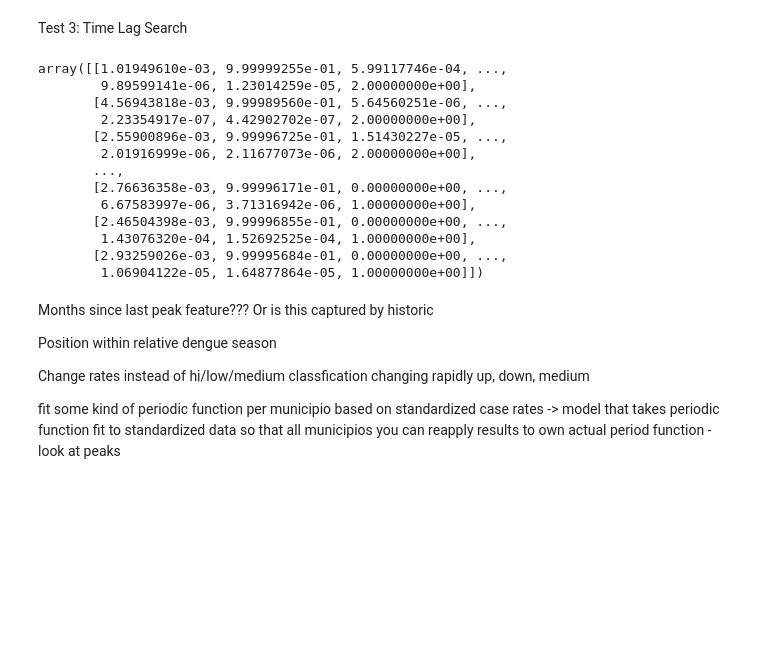
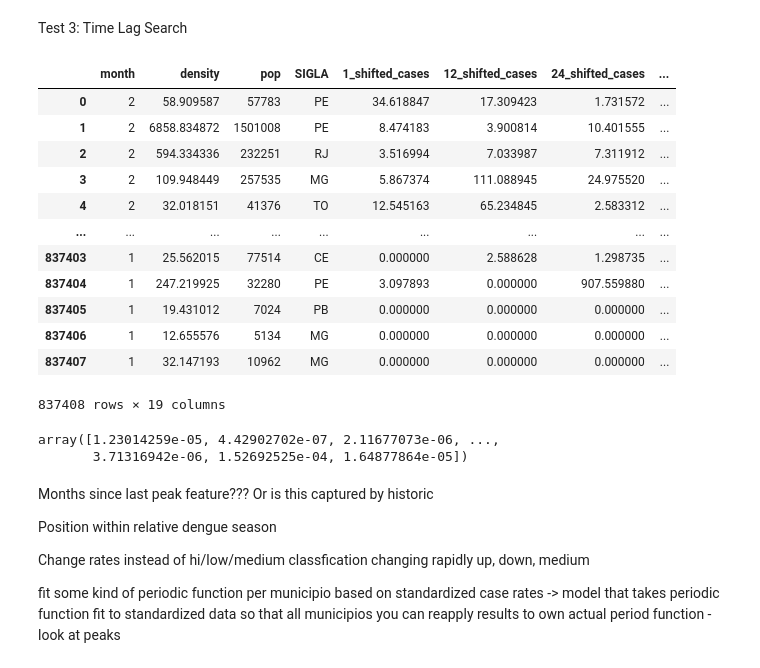
Before and after one commit to atalbanese/dengue_models, a Jupyter notebook: eda/cat_model_notebook.ipynb, the cells around one changed output. Cells and saved outputs as stored; diff of their text form; code cells hidden in the pictures; blank space fills up the shorter version.

```diff
--- a/eda/cat_model_notebook.ipynb
+++ b/eda/cat_model_notebook.ipynb
@@ -480,27 +471,34 @@ train_data = get_features_for_muni(global_data, CAT_FN, check_zeros=False)
+# %%
+train_data['X']
+# %% [output]
+|  | month | density | pop | SIGLA | 1_shifted_cases | 12_shifted_cases | 24_shifted_cases | ... |
+| 0 | 2 | 58.909587 | 57783 | PE | 34.618847 | 17.309423 | 1.731572 | ... |
+| 1 | 2 | 6858.834872 | 1501008 | PE | 8.474183 | 3.900814 | 10.401555 | ... |
+| 2 | 2 | 594.334336 | 232251 | RJ | 3.516994 | 7.033987 | 7.311912 | ... |
+| 3 | 2 | 109.948449 | 257535 | MG | 5.867374 | 111.088945 | 24.975520 | ... |
+| 4 | 2 | 32.018151 | 41376 | TO | 12.545163 | 65.234845 | 2.583312 | ... |
+| ... | ... | ... | ... | ... | ... | ... | ... | ... |
+| 837403 | 1 | 25.562015 | 77514 | CE | 0.000000 | 2.588628 | 1.298735 | ... |
+| 837404 | 1 | 247.219925 | 32280 | PE | 3.097893 | 0.000000 | 907.559880 | ... |
+| 837405 | 1 | 19.431012 | 7024 | PB | 0.000000 | 0.000000 | 0.000000 | ... |
+| 837406 | 1 | 12.655576 | 5134 | MG | 0.000000 | 0.000000 | 0.000000 | ... |
+| 837407 | 1 | 32.147193 | 10962 | MG | 0.000000 | 0.000000 | 0.000000 | ... |
+837408 rows × 19 columns
 # %%
 from sklearn.feature_selection import SelectKBest, chi2
 from sklearn.feature_selection import f_classif, mutual_info_classif
+from sklearn.compose import make_column_transformer
+from sklearn.preprocessing import OrdinalEncoder
 X, y = train_data['X'], train_data['y']
-ct = ColumnTransformer([
-            #('min_max', MinMaxScaler(), list(range(0, n_components-1))),
-            ('min_max', Normalizer(), make_column_selector(dtype_exclude='uint32')),
-        ],
+ct = make_column_transformer(
+            (OrdinalEncoder(), make_column_selector(dtype_include='category')),
+            (Normalizer(), make_column_selector(dtype_exclude='category')),
+
         remainder='passthrough')
-ct.fit_transform(X)
+ct.fit_transform(X)[:,18]
 # %% [output]
-array([[1.01949610e-03, 9.99999255e-01, 5.99117746e-04, ...,
-        9.89599141e-06, 1.23014259e-05, 2.00000000e+00],
-       [4.56943818e-03, 9.99989560e-01, 5.64560251e-06, ...,
-        2.23354917e-07, 4.42902702e-07, 2.00000000e+00],
-       [2.55900896e-03, 9.99996725e-01, 1.51430227e-05, ...,
-        2.01916999e-06, 2.11677073e-06, 2.00000000e+00],
-       ...,
-       [2.76636358e-03, 9.99996171e-01, 0.00000000e+00, ...,
-        6.67583997e-06, 3.71316942e-06, 1.00000000e+00],
-       [2.46504398e-03, 9.99996855e-01, 0.00000000e+00, ...,
-        1.43076320e-04, 1.52692525e-04, 1.00000000e+00],
-       [2.93259026e-03, 9.99995684e-01, 0.00000000e+00, ...,
-        1.06904122e-05, 1.64877864e-05, 1.00000000e+00]])
+array([1.23014259e-05, 4.42902702e-07, 2.11677073e-06, ...,
+       3.71316942e-06, 1.52692525e-04, 1.64877864e-05])
 # %% [markdown]
 Months since last peak feature??? Or is this captured by historic
 
```
Also changed, not shown: parts of 33 cells of this notebook, 1 other file.
